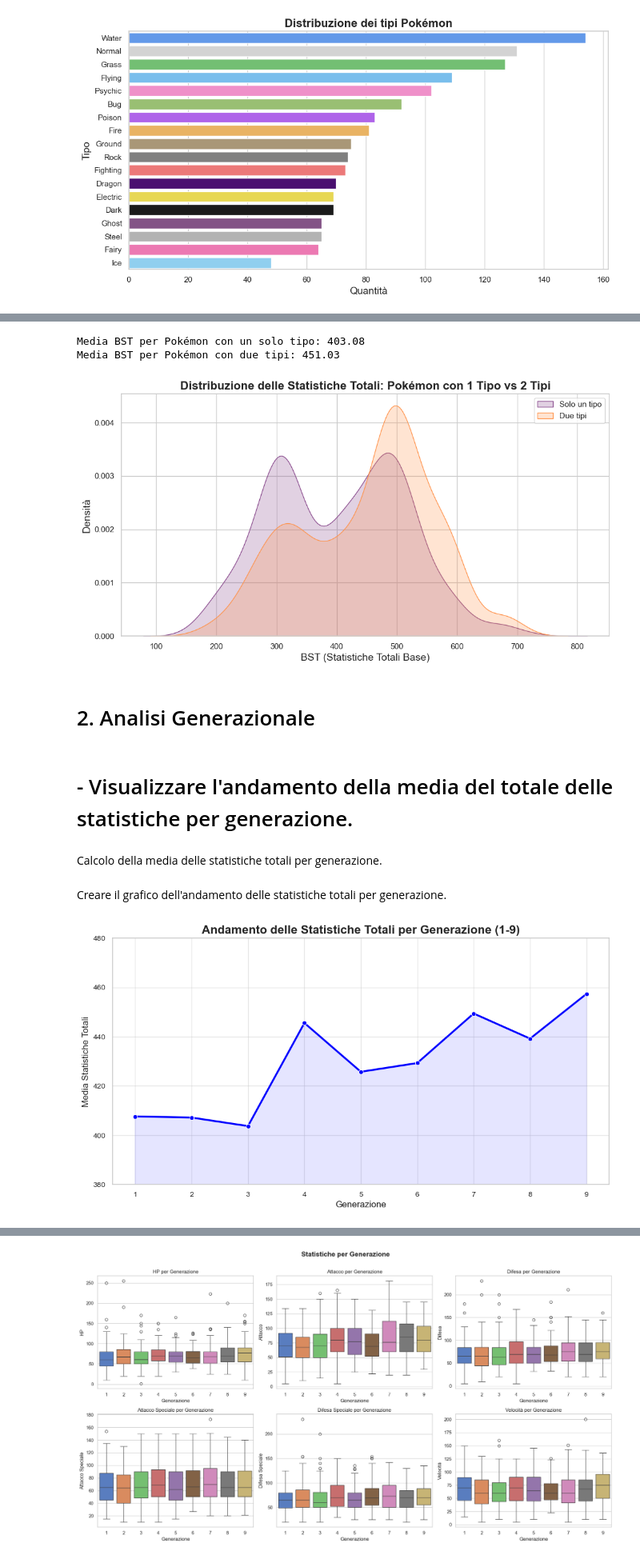
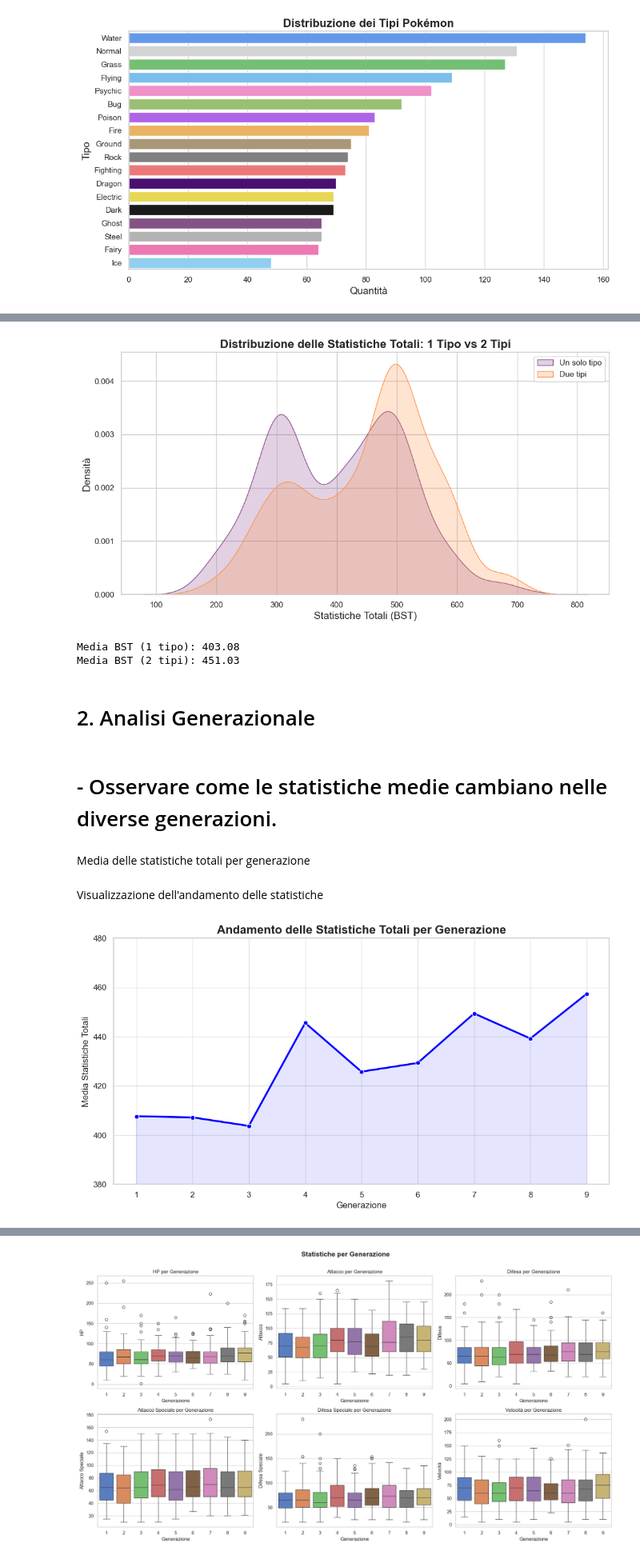
Before and after one commit to Yogghevole/Progetto-Big-Data-Data-Mining-e-Data-Analytics, a Jupyter notebook: PokemonAnalysis.ipynb, the cells around one changed output, grey strips where cells are left out. Shown at 80% size. Drawn from its saved outputs; the diff is of its cells as text; code cells hidden in the pictures.

```diff
--- a/PokemonAnalysis.ipynb
+++ b/PokemonAnalysis.ipynb
@@ -187,5 +170,4 @@ Gestione dei valori mancanti in type2 e separazione Pokémon con un solo tipo e
 # %%
-pokemon_df.loc[:, 'type2'] = pokemon_df['type2'].fillna('None')
-
+pokemon_df['type2'] = pokemon_df['type2'].fillna('None')
 single_type = pokemon_df[pokemon_df['type2'] == 'None']
 dual_type = pokemon_df[pokemon_df['type2'] != 'None']
@@ -199,58 +181,43 @@ Visualizzazione delle medie e delle distribuzioni.
 # %%
-print(f"Media BST per Pokémon con un solo tipo: {single_avg:.2f}")
-print(f"Media BST per Pokémon con due tipi: {dual_avg:.2f}")
-
 plt.figure(figsize=(12, 6))
-sns.kdeplot(single_type['total'], label='Solo un tipo', fill=True, color='#8a4b8e')
+sns.kdeplot(single_type['total'], label='Un solo tipo', fill=True, color='#8a4b8e')
 sns.kdeplot(dual_type['total'], label='Due tipi', fill=True, color='#ff944d')
-
-plt.title('Distribuzione delle Statistiche Totali: Pokémon con 1 Tipo vs 2 Tipi', fontsize=16, fontweight='bold')
-plt.xlabel('BST (Statistiche Totali Base)', fontsize=14)
+plt.title('Distribuzione delle Statistiche Totali: 1 Tipo vs 2 Tipi', fontsize=16, fontweight='bold')
+plt.xlabel('Statistiche Totali (BST)', fontsize=14)
 plt.ylabel('Densità', fontsize=14)
 plt.legend()
 plt.show()
+
+print(f"Media BST (1 tipo): {single_avg:.2f}")
+print(f"Media BST (2 tipi): {dual_avg:.2f}")
 # %% [output]
+[figure, new version]
-Media BST per Pokémon con un solo tipo: 403.08
-Media BST per Pokémon con due tipi: 451.03
+Media BST (1 tipo): 403.08
+Media BST (2 tipi): 451.03
-[figure, old version]
 # %% [markdown]
 # 2. Analisi Generazionale
-# %% [markdown]
-# - Visualizzare l'andamento della media del totale delle statistiche per generazione.
+# %% [markdown]
+# - Osservare come le statistiche medie cambiano nelle diverse generazioni.
 # %% [markdown]
-Calcolo della media delle statistiche totali per generazione.
+Media delle statistiche totali per generazione
 # %%
-generation_total_stats = pokemon_df.groupby('generation')['total'].mean()
+generation_stats = pokemon_df.groupby('generation')['total'].mean()
 # %% [markdown]
-Creare il grafico dell'andamento delle statistiche totali per generazione.
+Visualizzazione dell'andamento delle statistiche
 # %%
 plt.figure(figsize=(12, 6))
 
-sns.lineplot(
-    x=generation_total_stats.index,
-    y=generation_total_stats.values,
-    marker='o',
-    linewidth=2.5,
-    color="blue"
-)
+sns.lineplot(x=generation_stats.index, y=generation_stats.values, marker='o', linewidth=2.5, color="blue")
 
-plt.title('Andamento delle Statistiche Totali per Generazione (1-9)', fontsize=16, fontweight='bold')
+plt.grid(alpha=0.5)
+plt.fill_between(generation_stats.index,generation_stats.values,color='blue',alpha=0.1)
+plt.ylim(380, 480)
+
+plt.title('Andamento delle Statistiche Totali per Generazione', fontsize=16, fontweight='bold')
 plt.xlabel('Generazione', fontsize=12)
 plt.ylabel('Media Statistiche Totali', fontsize=12)
-plt.xticks(range(1, 10), fontsize=10)
-plt.yticks(fontsize=10)
-plt.grid(alpha=0.5)
-
-plt.ylim(380, 480)
-
-plt.fill_between(
-    generation_total_stats.index,
-    generation_total_stats.values,
-    color='blue',
-    alpha=0.1
-)
 
 plt.show()
 # %% [output]
-[figure, old version]
+[figure, new version]
 # %% [markdown]
```
Also changed, not shown: parts of 82 cells of this notebook.
